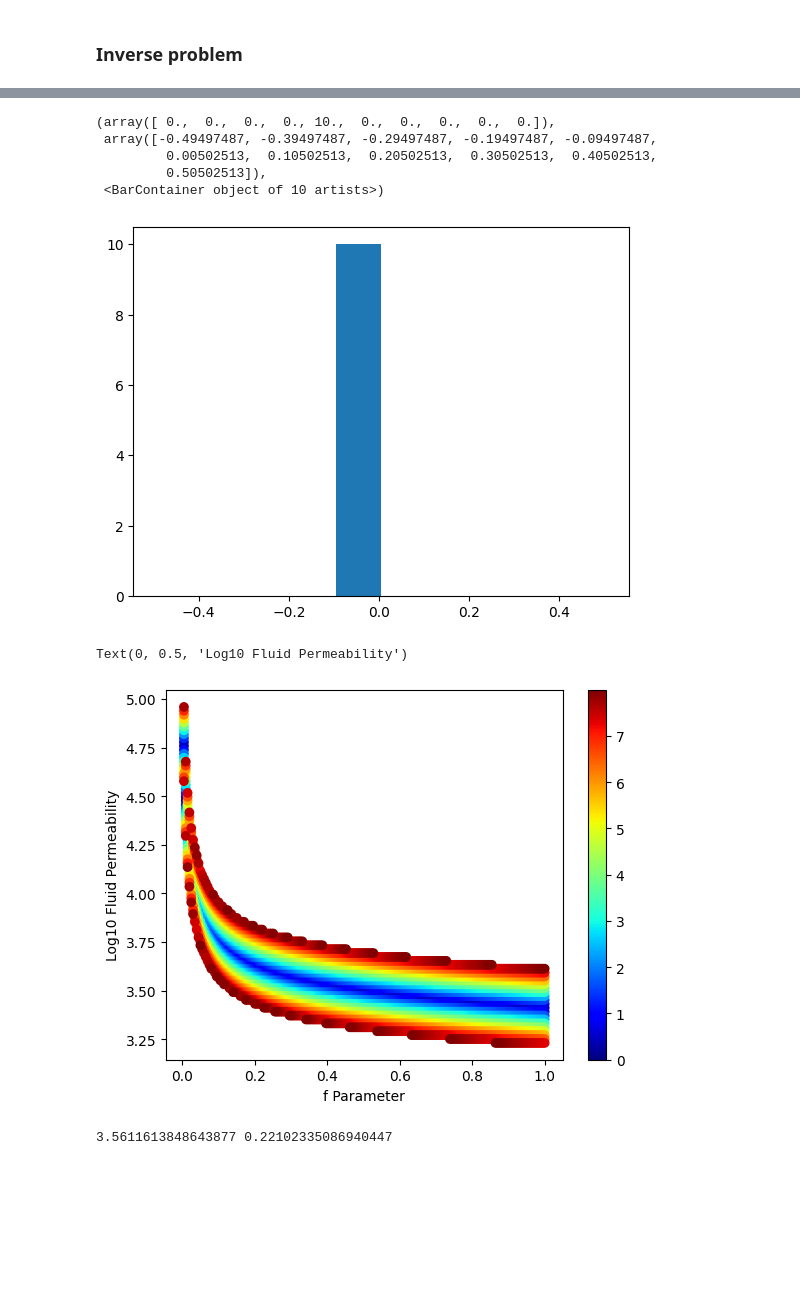
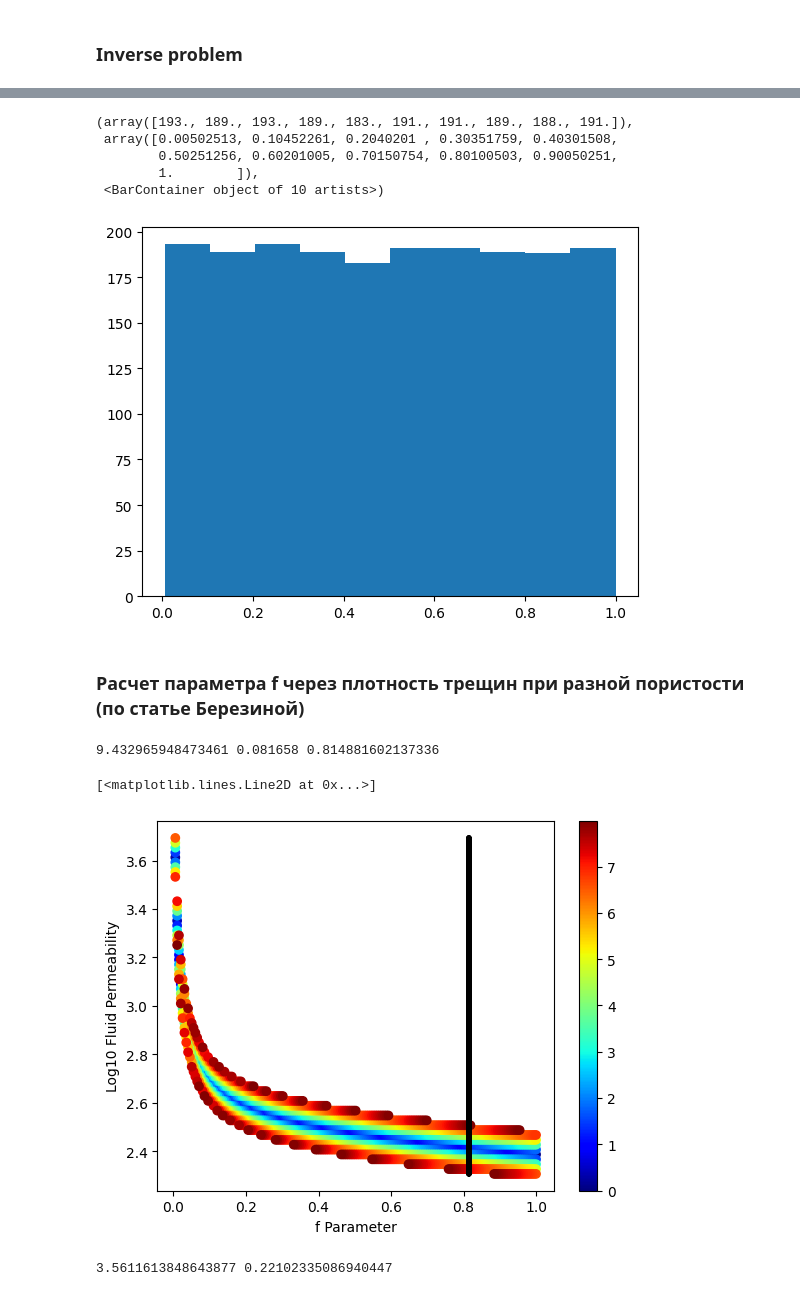
Before and after one commit to MariiaKalinina/Elasticity, a Jupyter notebook: Permeability_from_TC.ipynb, the cells around one changed output, grey strips where cells are left out. Saved outputs shown, nothing was run; the diff lists cells and outputs as text; code cells hidden in the pictures; blank space fills up the shorter version.

```diff
--- a/Permeability_from_TC.ipynb
+++ b/Permeability_from_TC.ipynb
@@ -928,7 +929,7 @@ data.drop('#', axis=1, inplace=True)
 # %%
 data.dropna(subset=['AR thermal'], inplace=True)
 # %%
-idx = 12
+idx = 4
 porosity = data["Porosity,%"][idx]/100
 exp_permeability = data["Permeability"][idx]
 ar_pore_initial = data['AR thermal'][idx]
@@ -968,6 +973,7 @@ results[f'f_{idx}'] = f_list
 results[f'Calculatioin perm_{idx}'] = calculation_perm
 results[f'Expermental_{idx}'] = [exp_permeability]*len(calculation_perm)
 
-results[f'Diff_{idx}'] = results[f'Calculatioin perm_{idx}'].apply(lambda x: abs(np.round((np.log10(x)-np.log10(exp_permeability))/np.log10(exp_permeability)*100, 2)))
-# results['p(B|Ai)'] = np.exp(results['Diff']**2)
-# results['p(Ai)'] = np.exp(results['Diff']**2)
+### Байссовский подход
+results[f'Diff_{idx}'] = (results[f'Calculatioin perm_{idx}'] - results[f'Expermental_{idx}'])/results[f'Expermental_{idx}']*100
+results['p(B|Ai)'] = np.exp(-results[f'Diff_{idx}']**2)
+results['p(Ai|b)'] = np.exp(-results[f'Diff_{idx}']**2) / np.sum(results['p(B|Ai)'])
@@ -1071,9 +1072,11 @@ plt.hist(np.log10(filtered_results[f'Fluid perm_{idx}']))
 # %%
 plt.hist((filtered_results[f'f_{idx}']))
 # %% [output]
-(array([ 0.,  0.,  0.,  0., 10.,  0.,  0.,  0.,  0.,  0.]),
- array([-0.49497487, -0.39497487, -0.29497487, -0.19497487, -0.09497487,
-         0.00502513,  0.10502513,  0.20502513,  0.30502513,  0.40502513,
-         0.50502513]),
+(array([193., 189., 193., 189., 183., 191., 191., 189., 188., 191.]),
+ array([0.00502513, 0.10452261, 0.2040201 , 0.30351759, 0.40301508,
+        0.50251256, 0.60201005, 0.70150754, 0.80100503, 0.90050251,
+        1.        ]),
  <BarContainer object of 10 artists>)
-[figure, old version]
+[figure, new version]
+# %% [markdown]
+### Расчет параметра f через плотность трещин при разной пористости (по статье Березиной)
@@ -1080,13 +1121,22 @@ plt.hist((filtered_results[f'f_{idx}']))
 # %%
 scatter = plt.scatter(filtered_results[f'f_{idx}'], np.log10(filtered_results[f'Fluid perm_{idx}']),
                       c=filtered_results[f'Diff_{idx}'], cmap='jet', marker='o')
 
 plt.colorbar(scatter)  # Add color bar to the plot
 plt.xlabel('f Parameter')
 plt.ylabel('Log10 Fluid Permeability')
 
-# plt.scatter(results[f'f_{idx}'], np.log10(results[f'Fluid perm_{idx}']))
+
+porosity = data["Porosity,%"][idx]
+ar_pore = data['AR thermal'][idx]
+f = f_from_e(porosity, ar_pore)
+
+print(porosity,ar_pore, f)
+
+f_list = [f for _ in range(len(filtered_results[f'f_{idx}']))]
+plt.plot(f_list,  np.log10(filtered_results[f'Fluid perm_{idx}']), color='black', lw=4)
 # %% [output]
-Text(0, 0.5, 'Log10 Fluid Permeability')
+9.432965948473461 0.081658 0.814881602137336
+[<matplotlib.lines.Line2D at 0x...>]
-[figure, old version]
+[figure, new version]
 # %%
```
Also changed, not shown: parts of 26 cells of this notebook.
